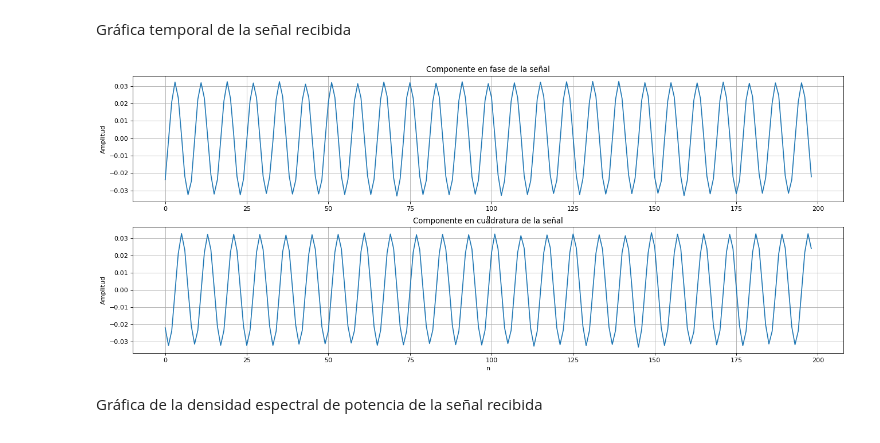
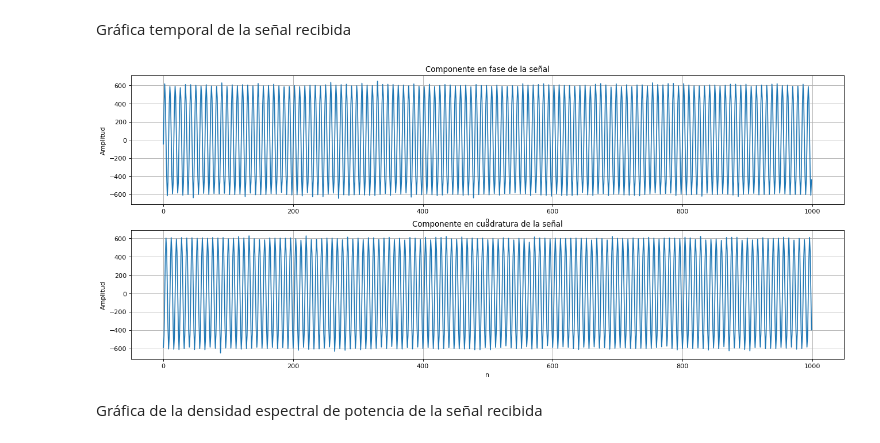
Before and after one commit to neon-iot/communication_labs, a Jupyter notebook: remote_sdr_lab/notebooks/How To Config SDR.ipynb, the cells around one changed output. Drawn from its saved outputs; the diff is of its cells as text; code cells hidden in the pictures.

Commit message:
Se mejoro la escritura de algunos parrafos. Se modifico el codigo de la generacion de senial digital. Se Agrego una linea de codigo que permite extender el largo de buffer a utilizar

```diff
--- a/remote_sdr_lab/notebooks/How To Config SDR.ipynb
+++ b/remote_sdr_lab/notebooks/How To Config SDR.ipynb
@@ -75,10 +67,10 @@ def complexExp(N,Fc,Fs):
     signal = 1.0*np.exp(1j*2.0*np.pi*Fc*n*Tsamp)
     return signal
 # %%
-nSamples     = 2**12
-samplingRate = 16.0e6
+nSamples     = 2**20
+samplingRate = 2.0e6
 frec         = samplingRate/8
-txSignal     = complexExp(nSamples,frec,samplingRate)
+txSignalExp  = complexExp(nSamples,frec,samplingRate)
 # %% [markdown]
 Las gráficas temporales de sus componentes en fase y cuadratura son mostradas a continuación
 # %%
@@ -149,17 +148,19 @@ plt.show()
 #------------------------------- SDR Parameter Configuration -------------------------------
 
 Uri              = Uri
-Loopback         = 0             # 0=Disabled, 1=Digital, 2=RF
+Loopback         = 0             # 0=Disabled, 1=Digital loopback, 2=Retransmiter
 SamplingRate     = samplingRate  # Sample rate RX and TX paths[Samples/Sec]
 
 TxLOFreq         = 910e6         # Carrier frequency of TX path [Hz]
-TxAtten          = -40           # Attenuation applied to TX path, valid range is -89 to 0 dB [dB]
-TxRfBw           = 16.0e6         # Bandwidth of front-end analog filter of TX path [Hz]
+TxAtten          = -60           # Attenuation applied to TX path, valid range is -89 to 0 dB [dB]
+TxRfBw           = 2.0e6         # Bandwidth of front-end analog filter of TX path [Hz]
+RxBufferSize     = nSamples      # Depend on the length of the transmit signal. Maximum tx buffer size 2**24[samples]
+tx_cyclic_buffer = True
 
 RxLOFreq         = TxLOFreq      # Carrier frequency of RX path [Hz]
 GainControlModes = "slow_attack" # Receive path AGC Options: slow_attack, fast_attack, manual
-RxHardwareGain   = 70             # Gain applied to RX path. Only applicable when gain_control_mode is set to 'manual'
+RxHardwareGain   = 70            # Gain applied to RX path. Only applicable when gain_control_mode is set to 'manual'
 RxRfBw           = TxRfBw        # Bandwidth of front-end analog filter of RX path [Hz]
-RxBufferSize     = 2**20-1
+RxBufferSize     = 2**20       # Rx Buffer size. Maximun value 2**28 [Samples]
 # %% [markdown]
 ## Lazo de retorno
@@ -203,8 +205,9 @@ sdr.rx_lo = int(RxLOFreq) # Carrier frequency of RX path [Hz]
 # %% [markdown]
 ## Buffers
 # %%
-sdr.tx_cyclic_buffer = True
-sdr.rx_cyclic_buffer = False
+sdr.rx_buffer_size   = RxBufferSize
+sdr.tx_cyclic_buffer = tx_cyclic_buffer
+#sdr._ctrl.context.set_timeout(0) # <- disable timeout if you want to use large buffer size
 # %% [markdown]
 ## Transmitiendo y Recibiendo
 Las lineas de código que permiten transmitir y recibir las señales por el SDR son:
@@ -214,12 +217,12 @@ sdr.tx(txSignal*2**14) # The PlutoSDR expects samples to be between -2^14 and +2
 # %%
 #------------------------------- Receiver -------------------------------
-rxSignal = sdr.rx()/2**14
+rxSignal = sdr.rx()
 # %% [markdown]
 Gráfica temporal de la señal recibida
 # %%
-plotSignal(rxSignal[1:200])
+plotSignal(rxSignal[0:1000])
 # %% [output]
-[figure, old version]
+[figure, new version]
 # %% [markdown]
 Gráfica de la densidad espectral de potencia de la señal recibida
 # %%
```
Also changed, not shown: parts of 16 cells of this notebook.
